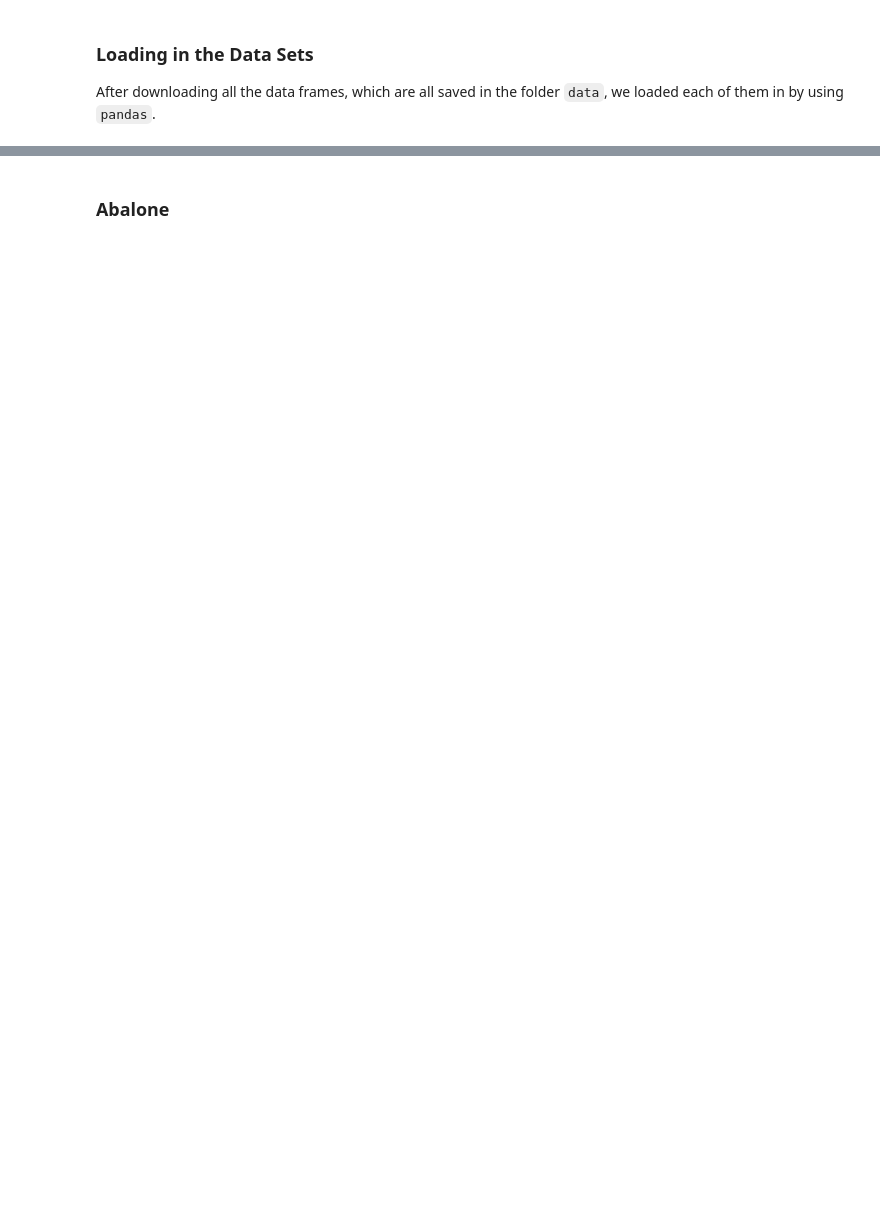
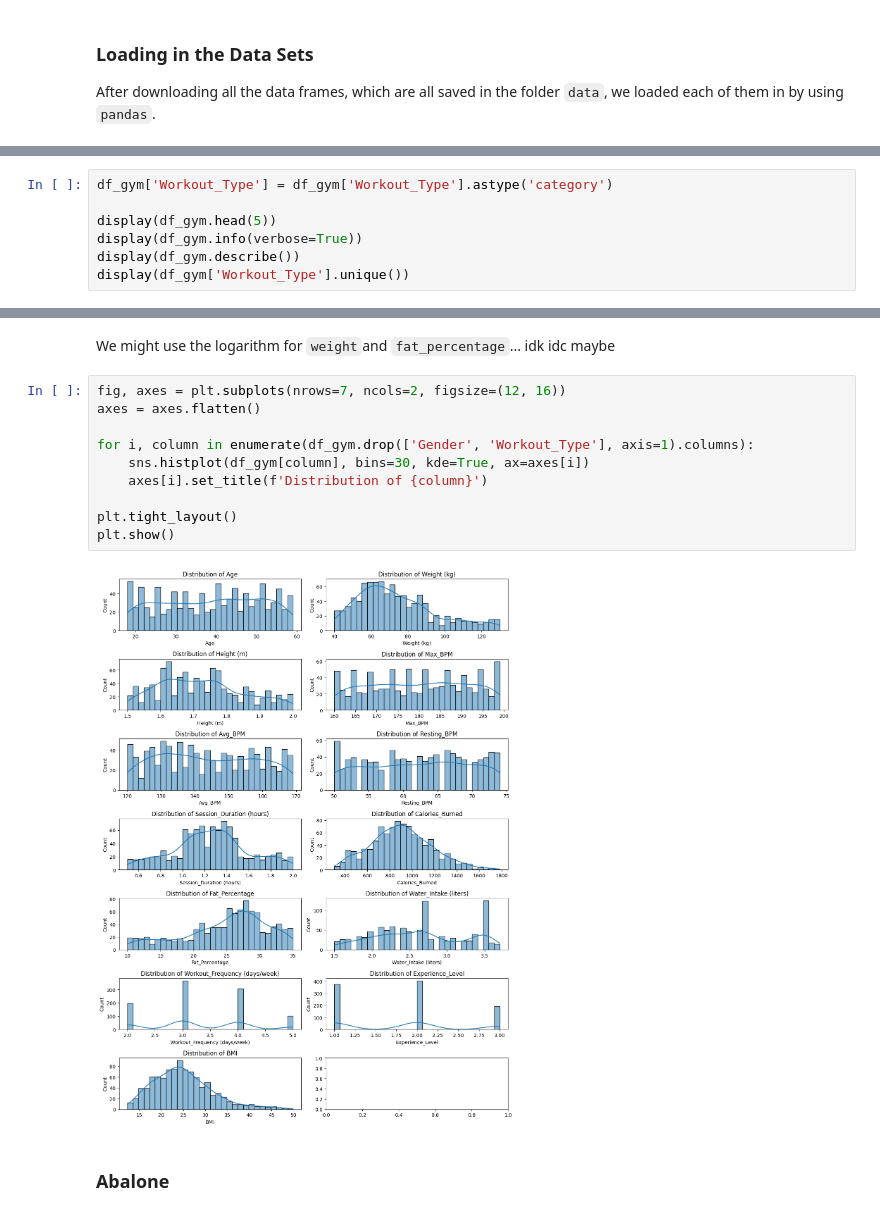
Before and after one commit to claraelisabeth/MachineLearning, a Jupyter notebook: classification.ipynb, the cells around one changed output, grey strips where cells are left out. Saved outputs shown, nothing was run; the diff lists cells and outputs as text; blank space fills up the shorter version.

```diff
--- a/classification.ipynb
+++ b/classification.ipynb
@@ -100,0 +105,7 @@ df_gym = pd.read_csv('data/gym_members_exercise_tracking.csv')
+# %%
+df_gym['Workout_Type'] = df_gym['Workout_Type'].astype('category')
+
+display(df_gym.head(5))
+display(df_gym.info(verbose=True))
+display(df_gym.describe())
+display(df_gym['Workout_Type'].unique())
@@ -101,2 +206,16 @@ df_gym = pd.read_csv('data/gym_members_exercise_tracking.csv')
+# %% [markdown]
+We might use the logarithm for `weight`and `fat_percentage`... idk idc maybe
+# %%
+fig, axes = plt.subplots(nrows=7, ncols=2, figsize=(12, 16))
+axes = axes.flatten()
+
+for i, column in enumerate(df_gym.drop(['Gender', 'Workout_Type'], axis=1).columns):
+    sns.histplot(df_gym[column], bins=30, kde=True, ax=axes[i])
+    axes[i].set_title(f'Distribution of {column}')
+
+plt.tight_layout()
+plt.show()
+# %% [output]
+[figure, added]
 # %% [markdown]
 ### Abalone
```
Also changed, not shown: parts of 28 cells of this notebook, 10 other files.
